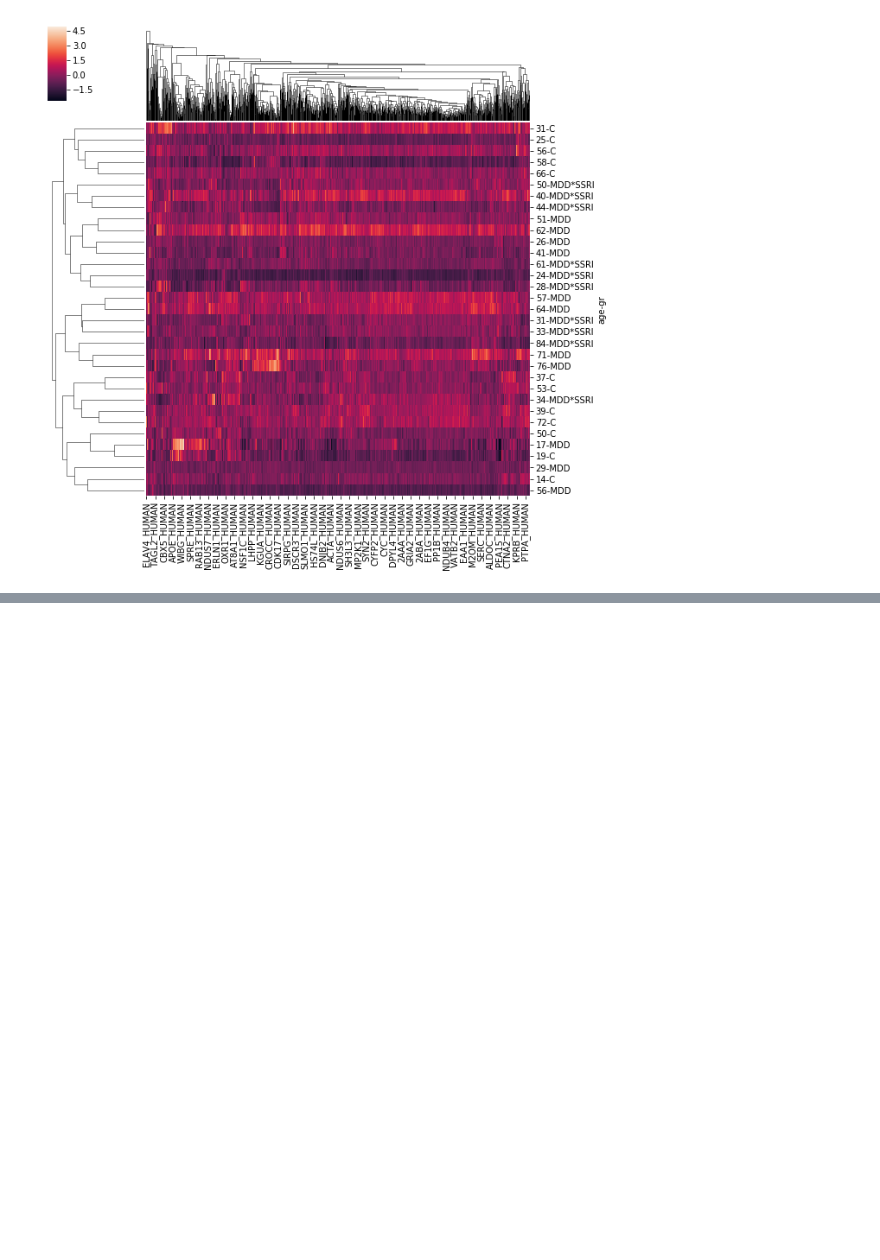
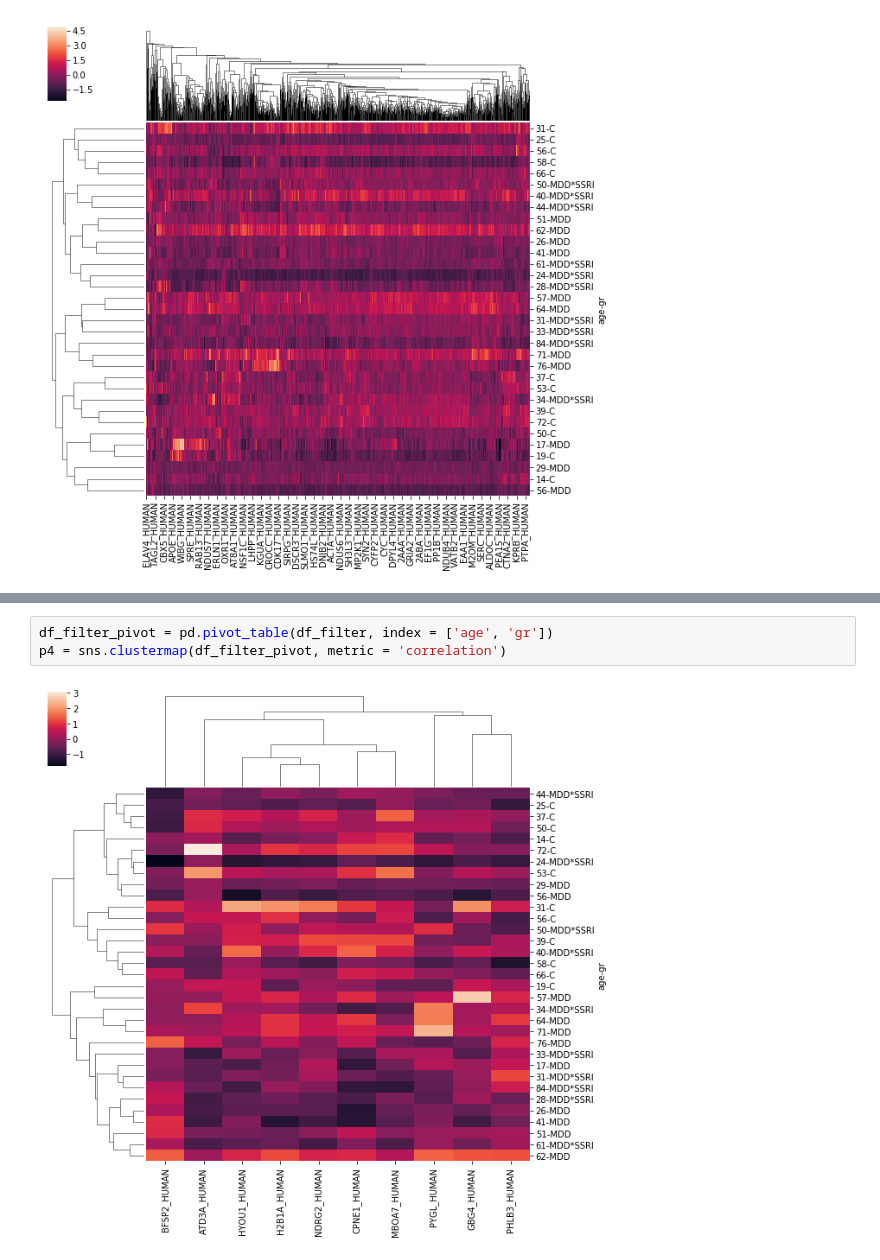
Before and after one commit to yjs1210/brain-depression-proteomic-analysis, a Jupyter notebook: Michelle_yimin_analysis.ipynb, the cells around one changed output, grey strips where cells are left out. Drawn from its saved outputs; the diff is of its cells as text; blank space fills up the shorter version.

```diff
--- a/Michelle_yimin_analysis.ipynb
+++ b/Michelle_yimin_analysis.ipynb
@@ -379,0 +476,5 @@ p1 = sns.clustermap(_pivot, metric = 'correlation')
+# %%
+df_filter_pivot = pd.pivot_table(df_filter, index = ['age', 'gr'])
+p4 = sns.clustermap(df_filter_pivot, metric = 'correlation')
+# %% [output]
+[figure, added]
```
Also changed, not shown: parts of 29 cells of this notebook.
